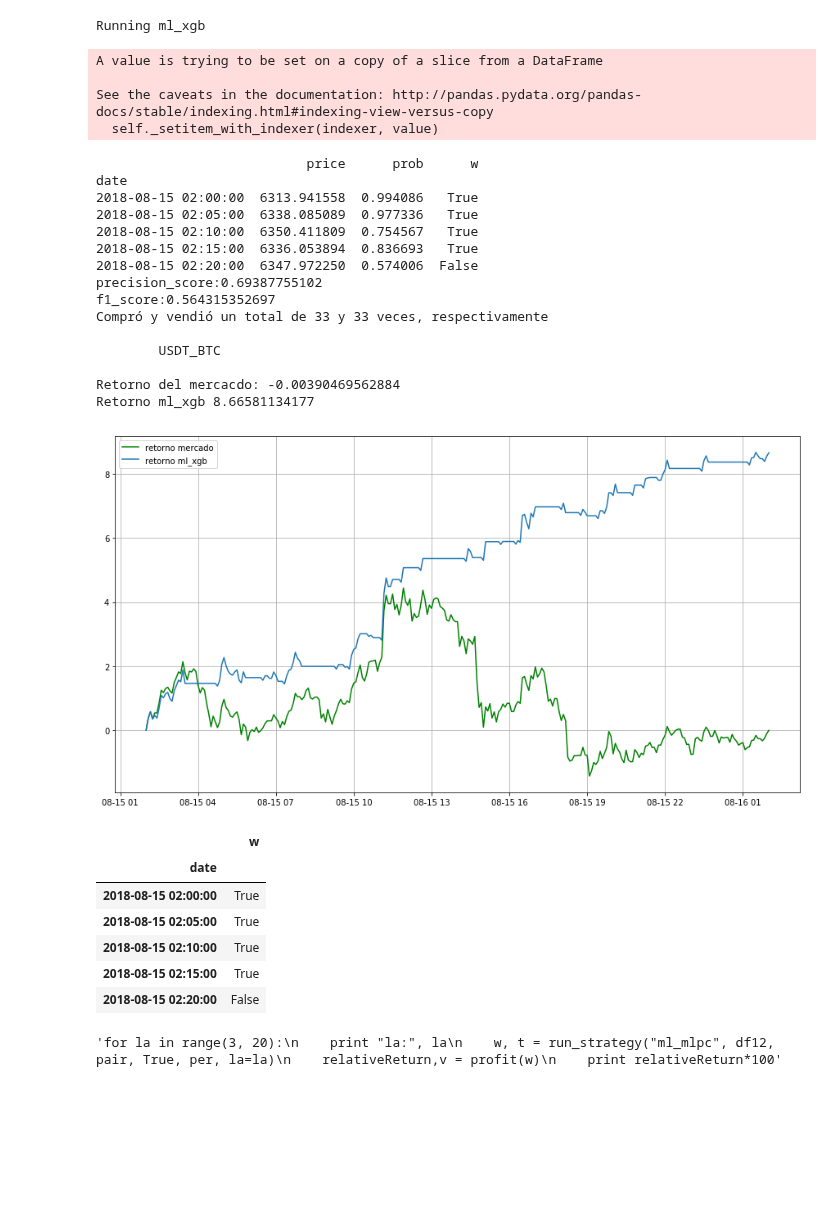
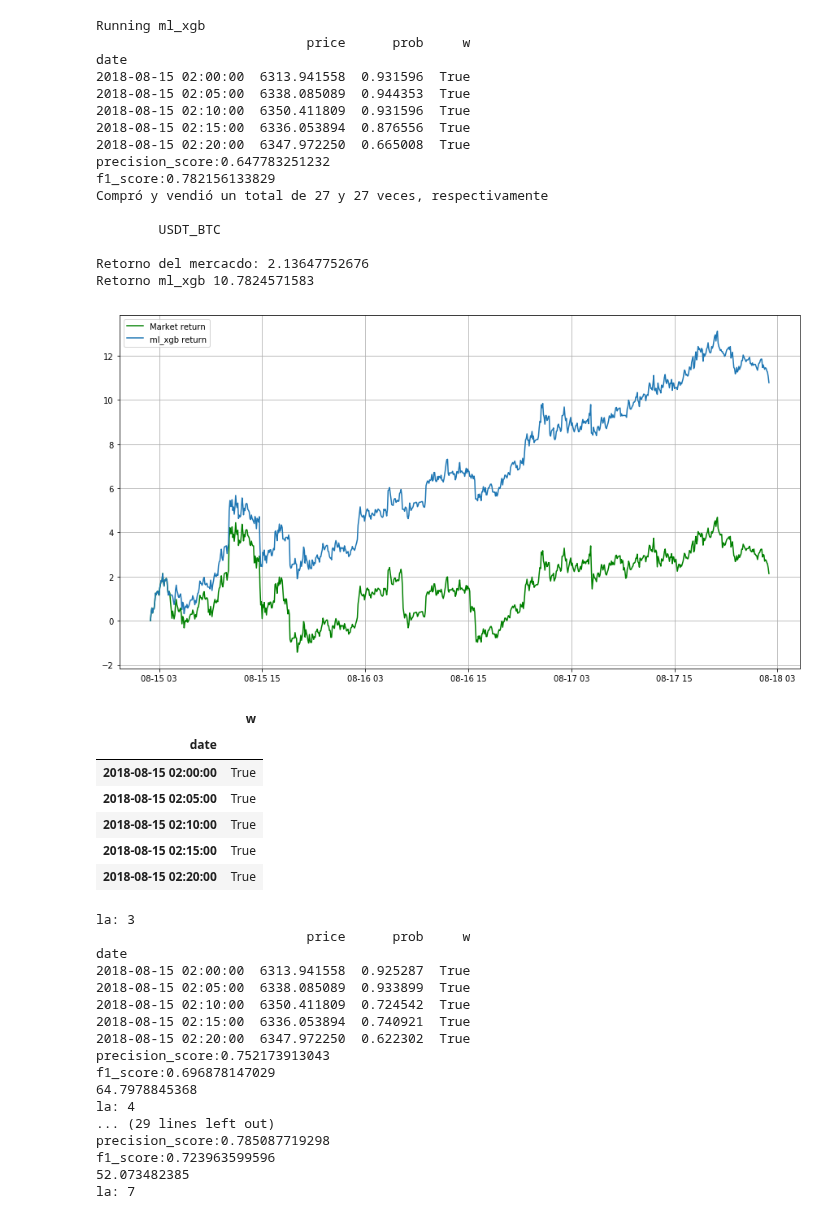
Before and after one commit to ADCryptoSolutions/adcb, a Jupyter notebook: ML_StrategiesTest.ipynb, the cells around one changed output. Saved outputs shown, nothing was run; the diff lists cells and outputs as text; code cells hidden in the pictures; blank space fills up the shorter version.

Commit message:
Se modifica prob en strategy
Para que sea la certeza que se necesita para hacer una orden

```diff
--- a/ML_StrategiesTest.ipynb
+++ b/ML_StrategiesTest.ipynb
@@ -12,7 +12,7 @@ pair="USDT_BTC"
 
 
 start=string2ts("2018-08-15 02:00:00")
-end=string2ts("2018-08-16 02:00:00")
+end=string2ts("2018-08-18 02:00:00")
 period=3600/12
 
 # trayendo y preparando datos
@@ -39,56 +39,52 @@ df12 = prepareData(pair=pair, start=start2, end=end, period=period)
 # "ml_randfor", "ml_xgb",
 #strategies = ["ml_xgb", "ml_randfor", "ml_stacking", "ml_mlpc", "ml_logreg"]
 strategies = ["ml_xgb"]
 list_profit = []
 list_v = []
 ws = []
 
 
 for strategy in strategies:
 
     print "\nRunning",strategy
-    w, t = run_strategy(strategy, df12, pair, True, per, la=11, prob=0.65)
+    w, t = run_strategy(strategy, df12, pair, True, per, la=11, prob=0.1)
     relativeReturn,v = profit2(w)
 
     ws.append(w)
     list_profit.append(relativeReturn)
     list_v.append(v)
 
 
 print "\n\t%s\n"%pair
 print 'Retorno del mercacdo: %s'%(marketRet)
 for i, strategy in enumerate(strategies):
     print "Retorno", strategy, list_profit[i]*100
 
-plt.plot(df.index[:],cum_return1*100,'g', label='retorno mercado')
+plt.plot(df.index[:],cum_return1*100,'g', label='Market return')
 for i, strategy in enumerate(strategies):
 
-    plt.plot(df12.index[int(len(df12)*per):],list_v[i]*100,label='retorno '+strategy)
+    plt.plot(df12.index[int(len(df12)*per):],list_v[i]*100,label=strategy+' return')
 
 plt.legend(loc='best')
 plt.grid()
 # %% [output]
 Running ml_xgb
+                           price      prob     w
+date
+2018-08-15 02:00:00  6313.941558  0.931596  True
+2018-08-15 02:05:00  6338.085089  0.944353  True
+2018-08-15 02:10:00  6350.411809  0.931596  True
+2018-08-15 02:15:00  6336.053894  0.876556  True
+2018-08-15 02:20:00  6347.972250  0.665008  True
+precision_score:0.647783251232
+f1_score:0.782156133829
+Compró y vendió un total de 27 y 27 veces, respectivamente
+
+        USDT_BTC
+
+Retorno del mercacdo: 2.13647752676
+Retorno ml_xgb 10.7824571583
-A value is trying to be set on a copy of a slice from a DataFrame
-
-See the caveats in the documentation: http://pandas.pydata.org/pandas-docs/stable/indexing.html#indexing-view-versus-copy
-  self._setitem_with_indexer(indexer, value)
-                           price      prob      w
-date
-2018-08-15 02:00:00  6313.941558  0.994086   True
-2018-08-15 02:05:00  6338.085089  0.977336   True
-2018-08-15 02:10:00  6350.411809  0.754567   True
-2018-08-15 02:15:00  6336.053894  0.836693   True
-2018-08-15 02:20:00  6347.972250  0.574006  False
-precision_score:0.69387755102
-f1_score:0.564315352697
-Compró y vendió un total de 33 y 33 veces, respectivamente
-
-        USDT_BTC
-
-Retorno del mercacdo: -0.00390469562884
-Retorno ml_xgb 8.66581134177
-[figure, old version]
+[figure, new version]
 # %%
 ws[0][["w"]].head()
 # %% [output]
@@ -98,12 +94,28 @@ ws[0][["w"]].head()
 | 2018-08-15 02:05:00 | True |
 | 2018-08-15 02:10:00 | True |
 | 2018-08-15 02:15:00 | True |
-| 2018-08-15 02:20:00 | False |
+| 2018-08-15 02:20:00 | True |
 # %%
-"""for la in range(3, 20):
+for la in range(3, 20):
     print "la:", la
     w, t = run_strategy("ml_mlpc", df12, pair, True, per, la=la)
     relativeReturn,v = profit(w)
-    print relativeReturn*100"""
+    print relativeReturn*100
 # %% [output]
-'for la in range(3, 20):\n    print "la:", la\n    w, t = run_strategy("ml_mlpc", df12, pair, True, per, la=la)\n    relativeReturn,v = profit(w)\n    print relativeReturn*100'
+la: 3
+                           price      prob     w
+date
+2018-08-15 02:00:00  6313.941558  0.925287  True
+2018-08-15 02:05:00  6338.085089  0.933899  True
+2018-08-15 02:10:00  6350.411809  0.724542  True
+2018-08-15 02:15:00  6336.053894  0.740921  True
+2018-08-15 02:20:00  6347.972250  0.622302  True
+precision_score:0.752173913043
+f1_score:0.696878147029
+64.7978845368
+la: 4
+... (29 lines left out)
+precision_score:0.785087719298
+f1_score:0.723963599596
+52.073482385
+la: 7
```
Also changed, not shown: parts of 1 cell of this notebook, 5 other files.
